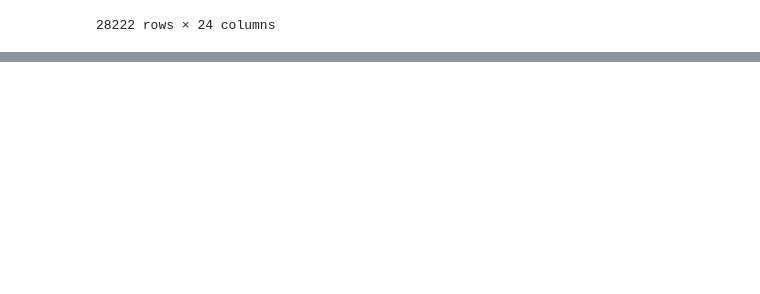
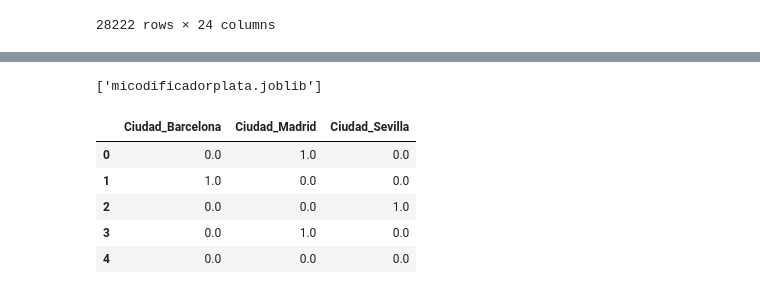
Before and after one commit to FelipeAfana/Apuntes-2-Inteligencia-Artificial, a Jupyter notebook: apuntes_eda.ipynb, the cells around one changed output, grey strips where cells are left out. Saved outputs shown, nothing was run; the diff lists cells and outputs as text; code cells hidden in the pictures; blank space fills up the shorter version.

```diff
--- a/apuntes_eda.ipynb
+++ b/apuntes_eda.ipynb
@@ -475,0 +559,12 @@ df
+# %%
+from sklearn.preprocessing import OneHotEncoder
+
+
+# Configuración del codificador
+miencoder = OneHotEncoder(sparse_output=False)  # Cambiado de sparse a sparse_output
+ciudad_onehot_encoded = miencoder.fit_transform(df[["Ciudad"]])
+
+# Crear un DataFrame con los resultados
+onehot_df = pd.DataFrame(ciudad_onehot_encoded, columns=miencoder.get_feature_names_out(["Ciudad"]))
+print("\nCodificación One-Hot con Scikit-learn:")
+print(onehot_df)
@@ -475,0 +579,15 @@ df
+# %%
+import joblib as jb
+jb.dump(miencoder,"micodificadorplata.joblib")
+# %% [output]
+['micodificadorplata.joblib']
+# %%
+onehot_df.drop("Ciudad_Valencia",axis=1,inplace=True)
+onehot_df
+# %% [output]
+|  | Ciudad_Barcelona | Ciudad_Madrid | Ciudad_Sevilla |
+| 0 | 0.0 | 1.0 | 0.0 |
+| 1 | 1.0 | 0.0 | 0.0 |
+| 2 | 0.0 | 0.0 | 1.0 |
+| 3 | 0.0 | 1.0 | 0.0 |
+| 4 | 0.0 | 0.0 | 0.0 |
```
Also changed, not shown: parts of 7 cells of this notebook.
